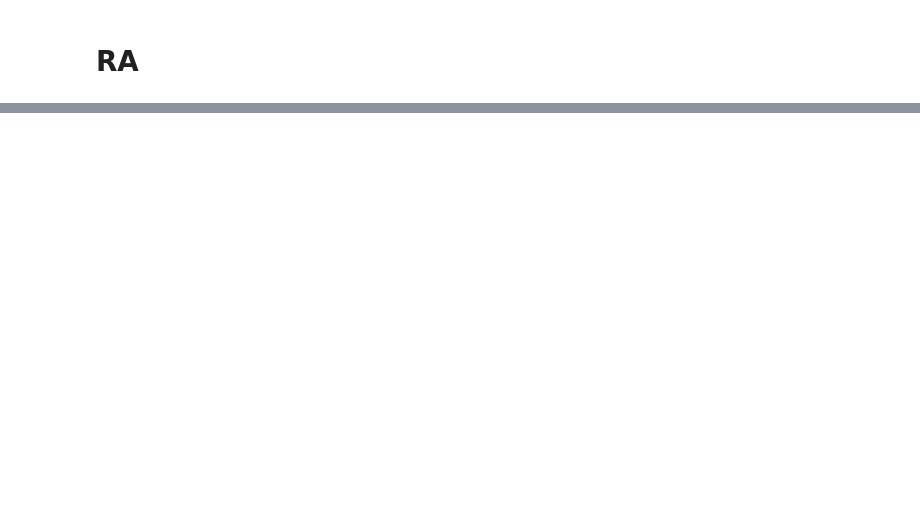
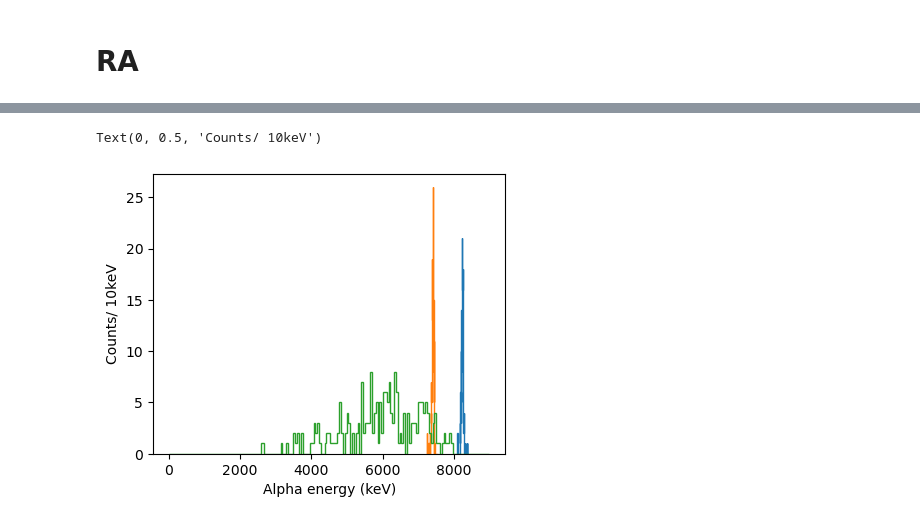
Before and after one commit to JChads4/ppac_code, a Jupyter notebook: analysis_notebook.ipynb, the cells around one changed output, grey strips where cells are left out. Cells and saved outputs as stored; diff of their text form; code cells hidden in the pictures; blank space fills up the shorter version.

```diff
--- a/analysis_notebook.ipynb
+++ b/analysis_notebook.ipynb
@@ -162,0 +170,3 @@ Text(0, 0.5, 'Counts/ 40keV')
+# %%
+df_RAA = df[df['chain']=='RAA']
+display(df_RAA)
@@ -162,0 +187,11 @@ Text(0, 0.5, 'Counts/ 40keV')
+# %%
+plt.figure(figsize=(10,8))
+plt.subplot(221)
+plt.hist(df_RAA['alpha1_xE'], histtype='step', bins=60, range=(8100,8400))
+plt.hist(df_RAA['alpha2_xE'], histtype='step', bins=60, range=(7250,7550))
+plt.hist(df_RAA['recoil_xE'], histtype='step',bins=175, range=(0,9000))
+plt.xlabel('Alpha energy (keV)')
+plt.ylabel(r'Counts/ 10keV')
+# %% [output]
+Text(0, 0.5, 'Counts/ 10keV')
+[figure, added]
```
Also changed, not shown: parts of 10 cells of this notebook, 1 other file.
